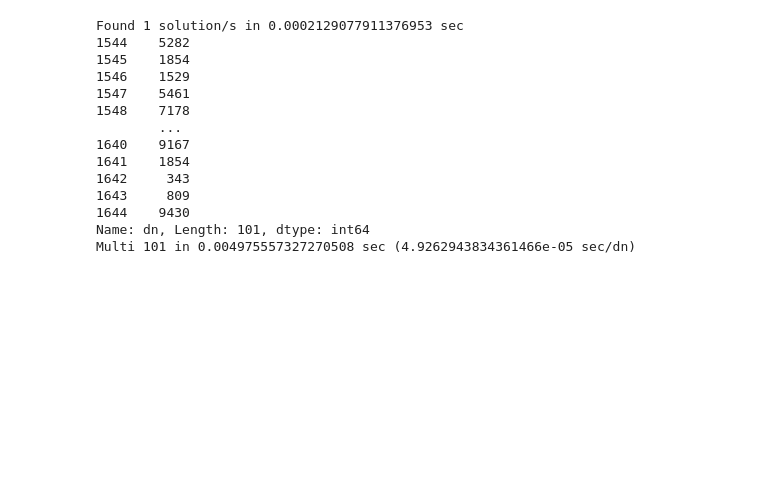
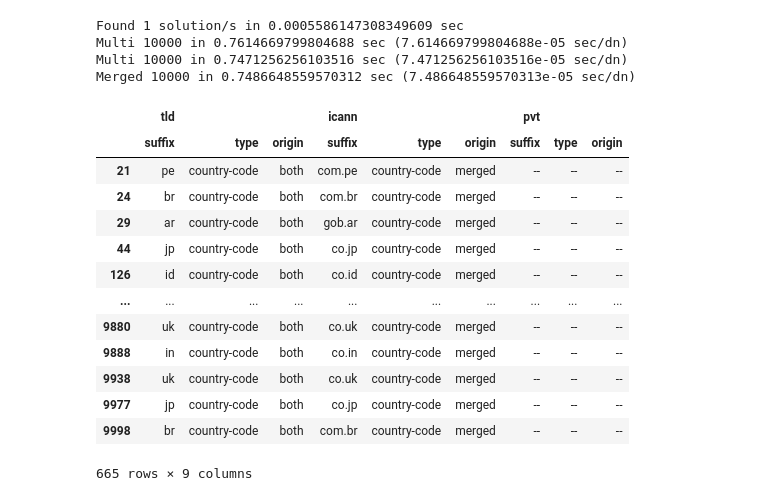
Before and after one commit to princio/pslregex, a Jupyter notebook: test_psl.ipynb, the cells around one changed output. Cells and saved outputs as stored; diff of their text form; code cells hidden in the pictures; blank space fills up the shorter version.

```diff
--- a/test_psl.ipynb
+++ b/test_psl.ipynb
@@ -1,31 +1,36 @@
 # %%
 import pandas as pd
 import pslregex
 import sys
 
 ds_path = './data/dataset_training.csv'
 
-ds = pd.read_csv(ds_path).iloc[1544:1645]
+ds = pd.read_csv(ds_path).iloc[0:10000]
 
 psl = pslregex.PSLRegex()
 
 psl.init()
 
 single = psl.single('ciao.com')
 multi = psl.multi(ds.dn, onlytld=False, not_private=False, compact=True)
-#merge = psl.merge(ds, onlytld=False, not_private=False, compact=True)
+merge = psl.merge(ds, onlytld=False, not_private=False, compact=True)
+multi[multi[('tld', 'origin')] != multi[('icann', 'origin')]]
 # %% [output]
-Found 1 solution/s in 0.0002129077911376953 sec
-1544    5282
-1545    1854
-1546    1529
-1547    5461
-1548    7178
-        ...
-1640    9167
-1641    1854
-1642     343
-1643     809
-1644    9430
-Name: dn, Length: 101, dtype: int64
-Multi 101 in 0.004975557327270508 sec (4.9262943834361466e-05 sec/dn)
+Found 1 solution/s in 0.0005586147308349609 sec
+Multi 10000 in 0.7614669799804688 sec (7.614669799804688e-05 sec/dn)
+Multi 10000 in 0.7471256256103516 sec (7.471256256103516e-05 sec/dn)
+Merged 10000 in 0.7486648559570312 sec (7.486648559570313e-05 sec/dn)
+|  | tld |  |  | icann |  |  | pvt |  |  |
+|  | suffix | type | origin | suffix | type | origin | suffix | type | origin |
+| 21 | pe | country-code | both | com.pe | country-code | merged | -- | -- | -- |
+| 24 | br | country-code | both | com.br | country-code | merged | -- | -- | -- |
+| 29 | ar | country-code | both | gob.ar | country-code | merged | -- | -- | -- |
+| 44 | jp | country-code | both | co.jp | country-code | merged | -- | -- | -- |
+| 126 | id | country-code | both | co.id | country-code | merged | -- | -- | -- |
+| ... | ... | ... | ... | ... | ... | ... | ... | ... | ... |
+| 9880 | uk | country-code | both | co.uk | country-code | merged | -- | -- | -- |
+| 9888 | in | country-code | both | co.in | country-code | merged | -- | -- | -- |
+| 9938 | uk | country-code | both | co.uk | country-code | merged | -- | -- | -- |
+| 9977 | jp | country-code | both | co.jp | country-code | merged | -- | -- | -- |
+| 9998 | br | country-code | both | com.br | country-code | merged | -- | -- | -- |
+665 rows × 9 columns
```
Also changed, not shown: parts of 13 cells of this notebook, 7 other files.
